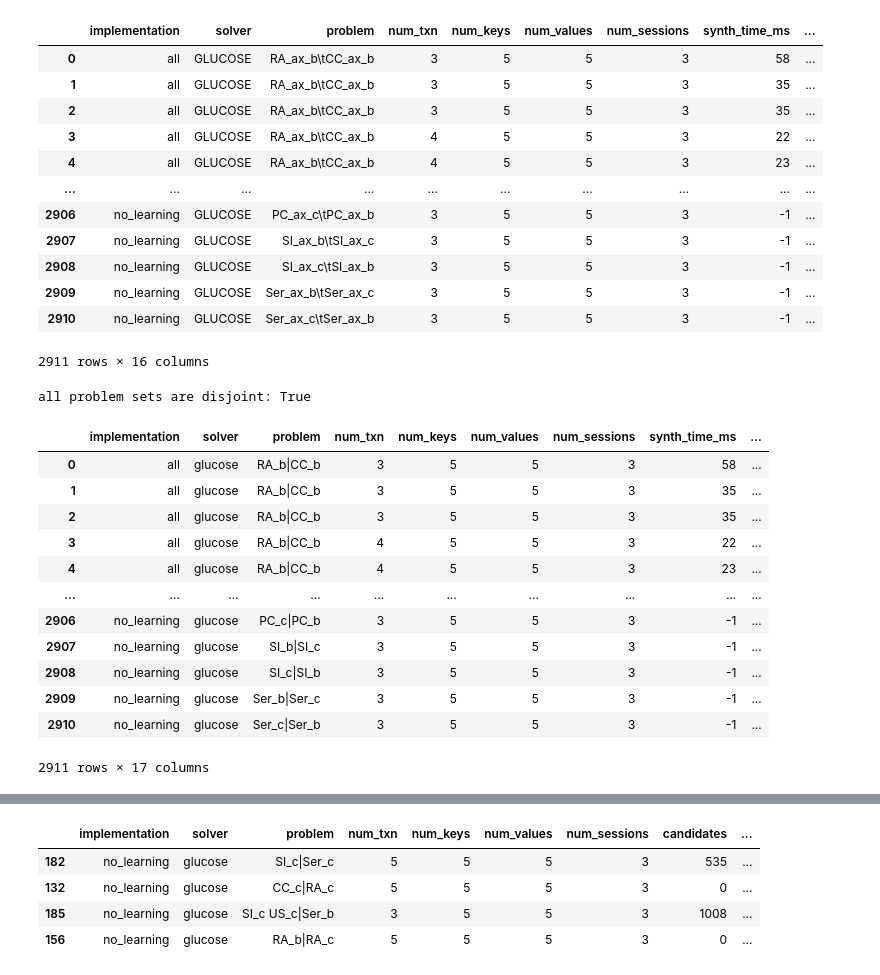
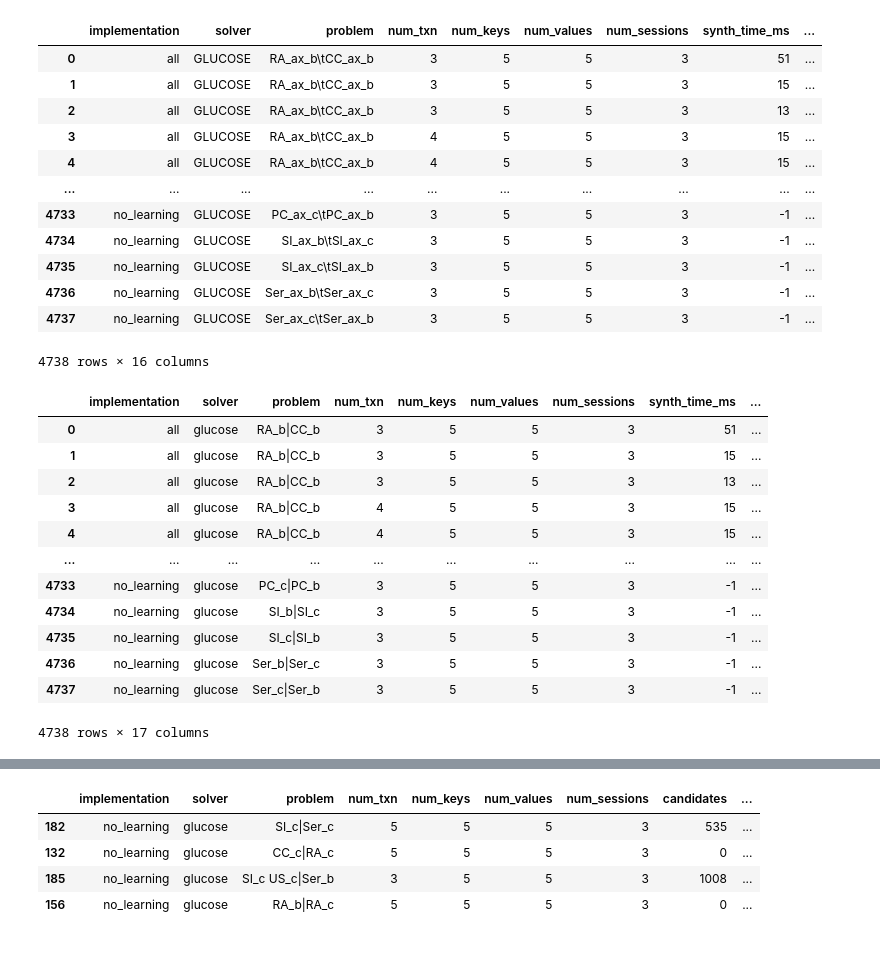
Before and after one commit to manebarros/isolde, a Jupyter notebook: analysis/Untitled.ipynb, the cells around one changed output, grey strips where cells are left out. Cells and saved outputs as stored; diff of their text form; code cells hidden in the pictures.

```diff
--- a/analysis/Untitled.ipynb
+++ b/analysis/Untitled.ipynb
@@ -1,41 +1,40 @@
 # %%
 import pandas as pd
-df = pd.read_csv('/home/mane/code/minsolde/isolde-experiments/data/ebd6d29ca72afa.csv')
+df = pd.read_csv('/home/mane/code/minsolde/isolde-experiments/data/80b8403f476d5b.csv')
 df
 # %% [output]
 |  | implementation | solver | problem | num_txn | num_keys | num_values | num_sessions | synth_time_ms | ... |
-| 0 | all | GLUCOSE | RA_ax_b\tCC_ax_b | 3 | 5 | 5 | 3 | 58 | ... |
-| 1 | all | GLUCOSE | RA_ax_b\tCC_ax_b | 3 | 5 | 5 | 3 | 35 | ... |
-| 2 | all | GLUCOSE | RA_ax_b\tCC_ax_b | 3 | 5 | 5 | 3 | 35 | ... |
-| 3 | all | GLUCOSE | RA_ax_b\tCC_ax_b | 4 | 5 | 5 | 3 | 22 | ... |
-| 4 | all | GLUCOSE | RA_ax_b\tCC_ax_b | 4 | 5 | 5 | 3 | 23 | ... |
+| 0 | all | GLUCOSE | RA_ax_b\tCC_ax_b | 3 | 5 | 5 | 3 | 51 | ... |
+| 1 | all | GLUCOSE | RA_ax_b\tCC_ax_b | 3 | 5 | 5 | 3 | 15 | ... |
+| 2 | all | GLUCOSE | RA_ax_b\tCC_ax_b | 3 | 5 | 5 | 3 | 13 | ... |
+| 3 | all | GLUCOSE | RA_ax_b\tCC_ax_b | 4 | 5 | 5 | 3 | 15 | ... |
+| 4 | all | GLUCOSE | RA_ax_b\tCC_ax_b | 4 | 5 | 5 | 3 | 15 | ... |
 | ... | ... | ... | ... | ... | ... | ... | ... | ... | ... |
-| 2906 | no_learning | GLUCOSE | PC_ax_c\tPC_ax_b | 3 | 5 | 5 | 3 | -1 | ... |
-| 2907 | no_learning | GLUCOSE | SI_ax_b\tSI_ax_c | 3 | 5 | 5 | 3 | -1 | ... |
-| 2908 | no_learning | GLUCOSE | SI_ax_c\tSI_ax_b | 3 | 5 | 5 | 3 | -1 | ... |
-| 2909 | no_learning | GLUCOSE | Ser_ax_b\tSer_ax_c | 3 | 5 | 5 | 3 | -1 | ... |
-| 2910 | no_learning | GLUCOSE | Ser_ax_c\tSer_ax_b | 3 | 5 | 5 | 3 | -1 | ... |
+| 4733 | no_learning | GLUCOSE | PC_ax_c\tPC_ax_b | 3 | 5 | 5 | 3 | -1 | ... |
+| 4734 | no_learning | GLUCOSE | SI_ax_b\tSI_ax_c | 3 | 5 | 5 | 3 | -1 | ... |
+| 4735 | no_learning | GLUCOSE | SI_ax_c\tSI_ax_b | 3 | 5 | 5 | 3 | -1 | ... |
+| 4736 | no_learning | GLUCOSE | Ser_ax_b\tSer_ax_c | 3 | 5 | 5 | 3 | -1 | ... |
+| 4737 | no_learning | GLUCOSE | Ser_ax_c\tSer_ax_b | 3 | 5 | 5 | 3 | -1 | ... |
-2911 rows × 16 columns
+4738 rows × 16 columns
 # %%
 import preprocessing as pre
 
 df = pre.typify(df)
 df
 # %% [output]
+|  | implementation | solver | problem | num_txn | num_keys | num_values | num_sessions | synth_time_ms | ... |
+| 0 | all | glucose | RA_b|CC_b | 3 | 5 | 5 | 3 | 51 | ... |
+| 1 | all | glucose | RA_b|CC_b | 3 | 5 | 5 | 3 | 15 | ... |
+| 2 | all | glucose | RA_b|CC_b | 3 | 5 | 5 | 3 | 13 | ... |
+| 3 | all | glucose | RA_b|CC_b | 4 | 5 | 5 | 3 | 15 | ... |
+| 4 | all | glucose | RA_b|CC_b | 4 | 5 | 5 | 3 | 15 | ... |
+| ... | ... | ... | ... | ... | ... | ... | ... | ... | ... |
+| 4733 | no_learning | glucose | PC_c|PC_b | 3 | 5 | 5 | 3 | -1 | ... |
+| 4734 | no_learning | glucose | SI_b|SI_c | 3 | 5 | 5 | 3 | -1 | ... |
+| 4735 | no_learning | glucose | SI_c|SI_b | 3 | 5 | 5 | 3 | -1 | ... |
+| 4736 | no_learning | glucose | Ser_b|Ser_c | 3 | 5 | 5 | 3 | -1 | ... |
+| 4737 | no_learning | glucose | Ser_c|Ser_b | 3 | 5 | 5 | 3 | -1 | ... |
-all problem sets are disjoint: True
+4738 rows × 17 columns
-|  | implementation | solver | problem | num_txn | num_keys | num_values | num_sessions | synth_time_ms | ... |
-| 0 | all | glucose | RA_b|CC_b | 3 | 5 | 5 | 3 | 58 | ... |
-| 1 | all | glucose | RA_b|CC_b | 3 | 5 | 5 | 3 | 35 | ... |
-| 2 | all | glucose | RA_b|CC_b | 3 | 5 | 5 | 3 | 35 | ... |
-| 3 | all | glucose | RA_b|CC_b | 4 | 5 | 5 | 3 | 22 | ... |
-| 4 | all | glucose | RA_b|CC_b | 4 | 5 | 5 | 3 | 23 | ... |
-| ... | ... | ... | ... | ... | ... | ... | ... | ... | ... |
-| 2906 | no_learning | glucose | PC_c|PC_b | 3 | 5 | 5 | 3 | -1 | ... |
-| 2907 | no_learning | glucose | SI_b|SI_c | 3 | 5 | 5 | 3 | -1 | ... |
-| 2908 | no_learning | glucose | SI_c|SI_b | 3 | 5 | 5 | 3 | -1 | ... |
-| 2909 | no_learning | glucose | Ser_b|Ser_c | 3 | 5 | 5 | 3 | -1 | ... |
-| 2910 | no_learning | glucose | Ser_c|Ser_b | 3 | 5 | 5 | 3 | -1 | ... |
-2911 rows × 17 columns
 # %%
 df[~(df['outcome'] == 'TIMEOUT') & (df['outcome'] != df['expected'])]
 # %% [output]
```
Also changed, not shown: parts of 5 cells of this notebook, 4 other files.
